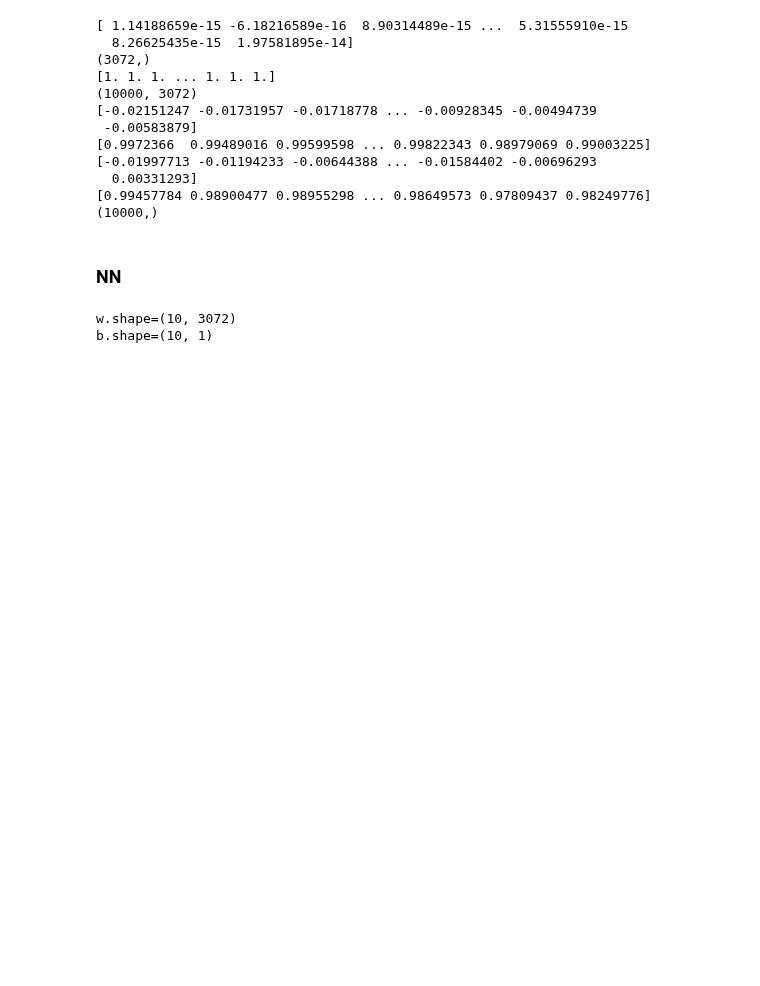
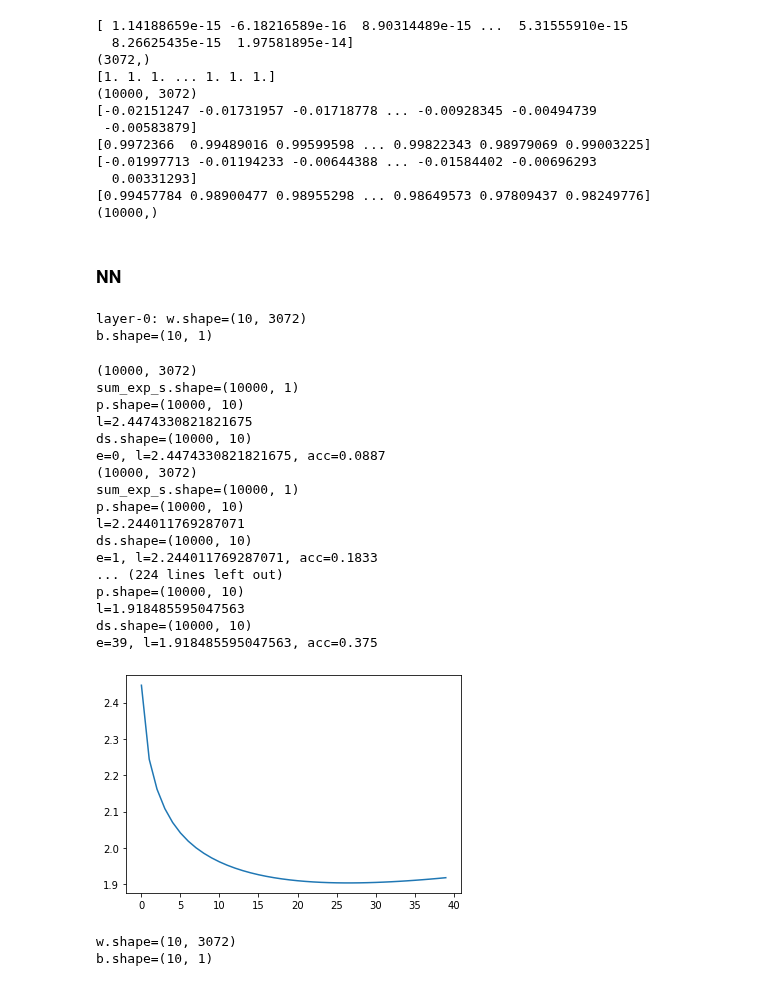
Before and after one commit to mark-antal-csizmadia/nn-blocks, a Jupyter notebook: main.ipynb, the cells around one changed output. Cells and saved outputs as stored; diff of their text form; code cells hidden in the pictures; blank space fills up the shorter version.

```diff
--- a/main.ipynb
+++ b/main.ipynb
@@ -134,2 +148,24 @@ print(y_train.shape)
 # %% [markdown]
 ### NN
+# %%
+class Optimizer():
+    def __init__(self, lr):
+        self.lr = lr
+
+    def step(self, w, b, dw, db):
+        w -= self.lr * dw
+        b -= self.lr * db
+
+        return w, b
+# %%
+class Classifier():
+    def __init__(self, output_dim):
+        self.output_dim = output_dim
+
+    def accuracy(self, y_hat, y):
+        """
+        y.shape = (batch,)
+        y_hat.shape = (batch,)
+        """
+        n = y.shape[0]
+        return np.where(y_hat == y)[0].size / n
@@ -136,3 +373,35 @@ print(y_train.shape)
+# %%
+lr = 0.01
+optimizer = Optimizer(lr)
+nn = NN(input_dim=x_train.shape[1], output_dim=10, optimizer=optimizer)
+print(nn)
+# %% [output]
+layer-0: w.shape=(10, 3072)
+b.shape=(10, 1)
+# %%
+n_epochs = 40
+#nn.fit(x=x_train, y=y_train, n_epochs=n_epochs)
+
+nn.fit(x=x_train, y=y_train, n_epochs=n_epochs)
+# %% [output]
+(10000, 3072)
+sum_exp_s.shape=(10000, 1)
+p.shape=(10000, 10)
+l=2.4474330821821675
+ds.shape=(10000, 10)
+e=0, l=2.4474330821821675, acc=0.0887
+(10000, 3072)
+sum_exp_s.shape=(10000, 1)
+p.shape=(10000, 10)
+l=2.244011769287071
+ds.shape=(10000, 10)
+e=1, l=2.244011769287071, acc=0.1833
+... (224 lines left out)
+p.shape=(10000, 10)
+l=1.918485595047563
+ds.shape=(10000, 10)
+e=39, l=1.918485595047563, acc=0.375
+[figure, added]
 # %%
 class OneLayerNN():
     def __init__(self, input_dim, output_dim):
```
Also changed, not shown: parts of 7 cells of this notebook.
